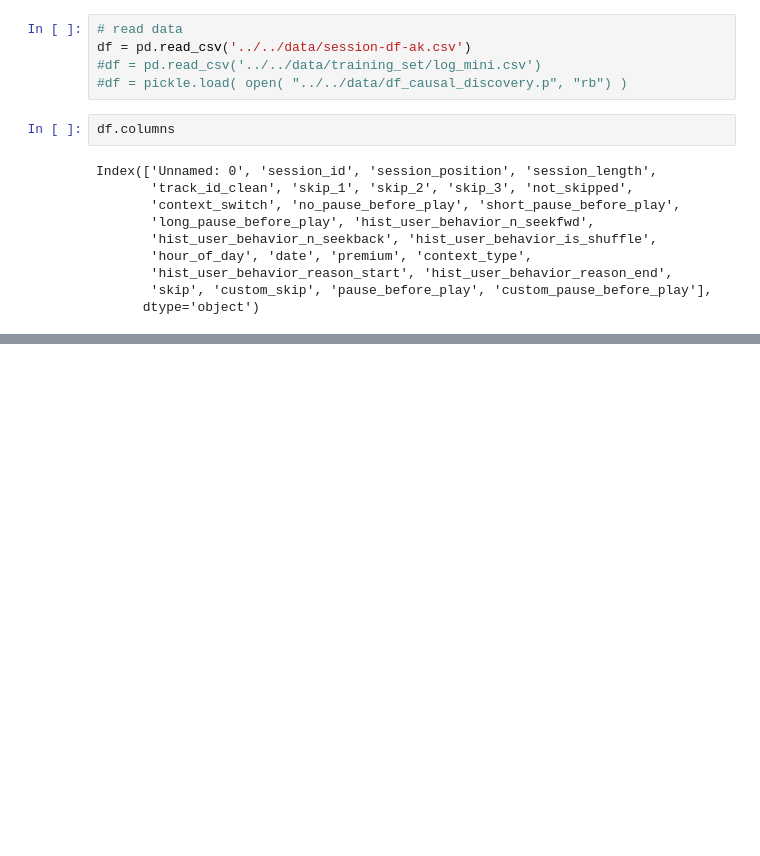
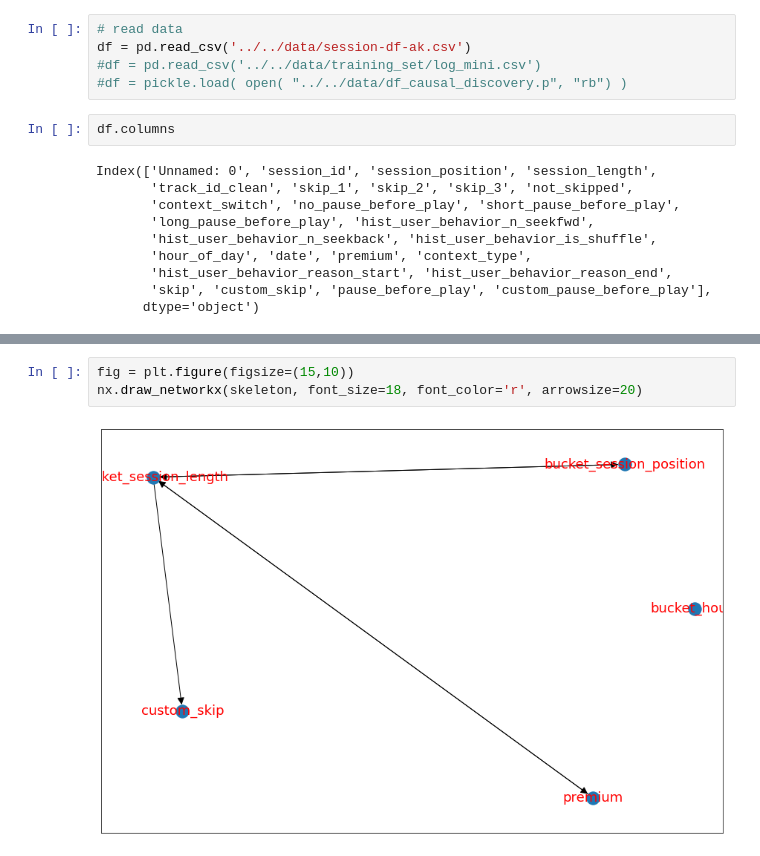
Before and after one commit to stoic-devv/spotify-causal-inference, a Jupyter notebook: src/causal_discovery/cdt-poc.ipynb, the cells around one changed output, grey strips where cells are left out. Cells and saved outputs as stored; diff of their text form; blank space fills up the shorter version.

```diff
--- a/src/causal_discovery/cdt-poc.ipynb
+++ b/src/causal_discovery/cdt-poc.ipynb
@@ -47,0 +152,5 @@ nx.draw_networkx(skeleton, font_size=18, font_color='r')
+# %%
+fig = plt.figure(figsize=(15,10))
+nx.draw_networkx(skeleton, font_size=18, font_color='r', arrowsize=20)
+# %% [output]
+[figure, added]
```
Also changed, not shown: parts of 16 cells of this notebook.
